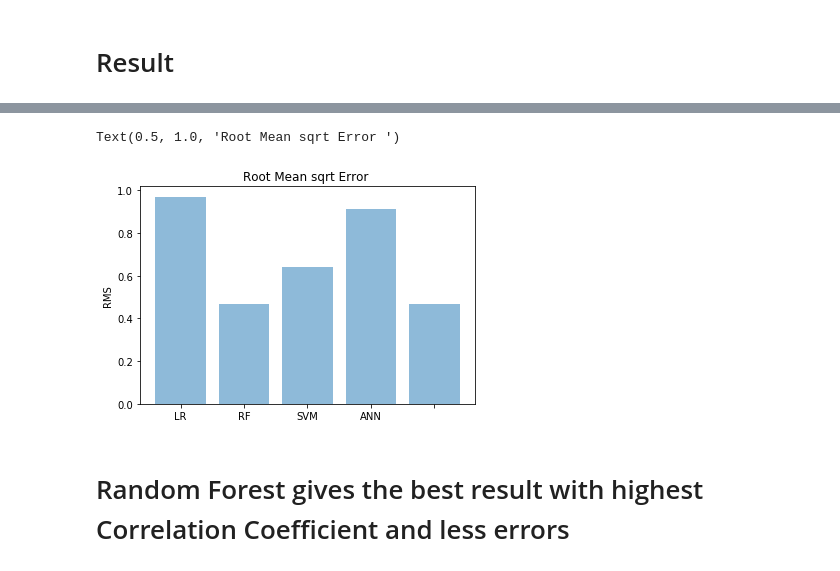
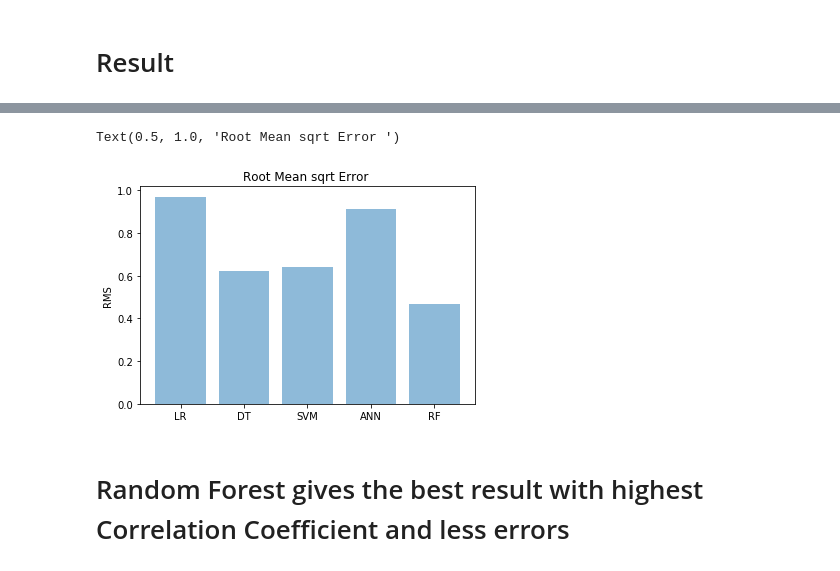
Before and after one commit to mirza019/AppleStore, a Jupyter notebook: Apple.ipynb, the cells around one changed output, grey strips where cells are left out. Cells and saved outputs as stored; diff of their text form; code cells hidden in the pictures.

```diff
--- a/Apple.ipynb
+++ b/Apple.ipynb
@@ -370,13 +370,13 @@ Text(0.5, 1.0, 'Mean sqrt Error ')
 # %%
-rmsqrtobjects = ('LR', 'RF', 'SVM', 'ANN','RF')
+rmsqrtobjects = ('LR', 'DT', 'SVM', 'ANN','RF')
 y_pos = np.arange(len(rmsqrtobjects))
-rmsqrtperformance = [lmrms,rfrms,svmrms,tfrms,rfrms]
+rmsqrtperformance = [lmrms,dtrrms,svmrms,tfrms,rfrms]
 plt.bar(y_pos, rmsqrtperformance, align='center', alpha=0.5)
-plt.xticks(y_pos, objects)
+plt.xticks(y_pos, rmsqrtobjects)
 plt.ylabel('RMS')
 plt.title('Root Mean sqrt Error ')
 # %% [output]
 Text(0.5, 1.0, 'Root Mean sqrt Error ')
-[figure, old version]
+[figure, new version]
 # %% [markdown]
 # Random Forest gives the best result with highest Correlation Coefficient and less errors
```
Also changed, not shown: parts of 4 cells of this notebook, 4 other files.
